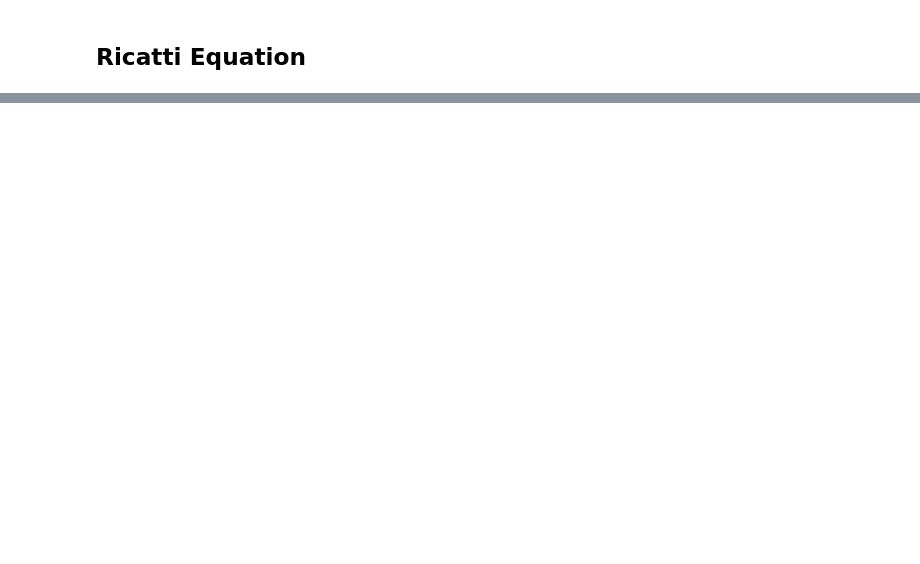
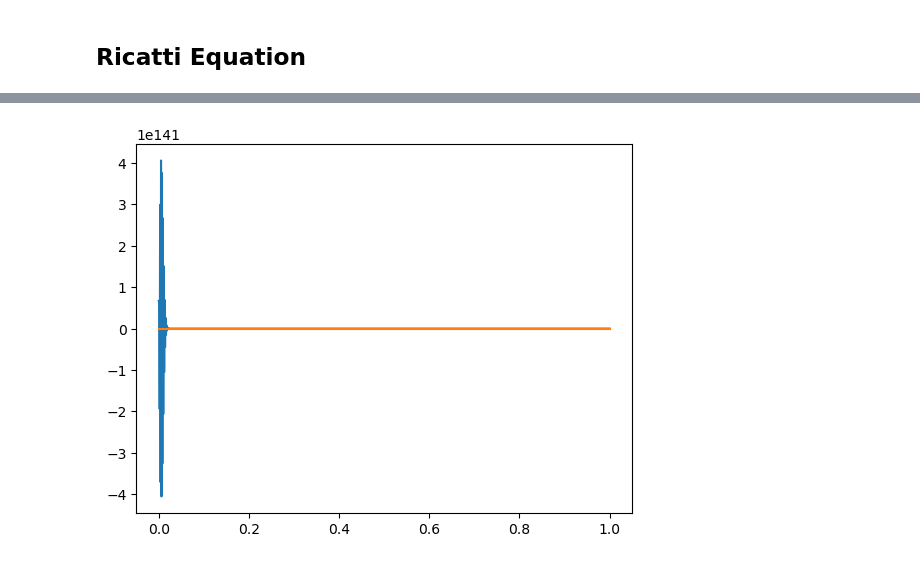
Before and after one commit to behradmoadeli/pfr_isothermal_recycle_delay_optimal, a Jupyter notebook: reports/BehradPaper.ipynb, the cells around one changed output, grey strips where cells are left out. Cells and saved outputs as stored; diff of their text form; code cells hidden in the pictures; blank space fills up the shorter version.

```diff
--- a/reports/BehradPaper.ipynb
+++ b/reports/BehradPaper.ipynb
@@ -606,5 +730,7 @@ plt.show()
 # %%
-plt.plot(z_vec, phi[-5,:])
-plt.plot(z_vec, psi[-5,:])
+plt.plot(z_vec, phi[50,:])
+plt.plot(z_vec, psi[50,:])
 plt.show()
+# %% [output]
+[figure, added]
 # %%
```
Also changed, not shown: parts of 22 cells of this notebook.
